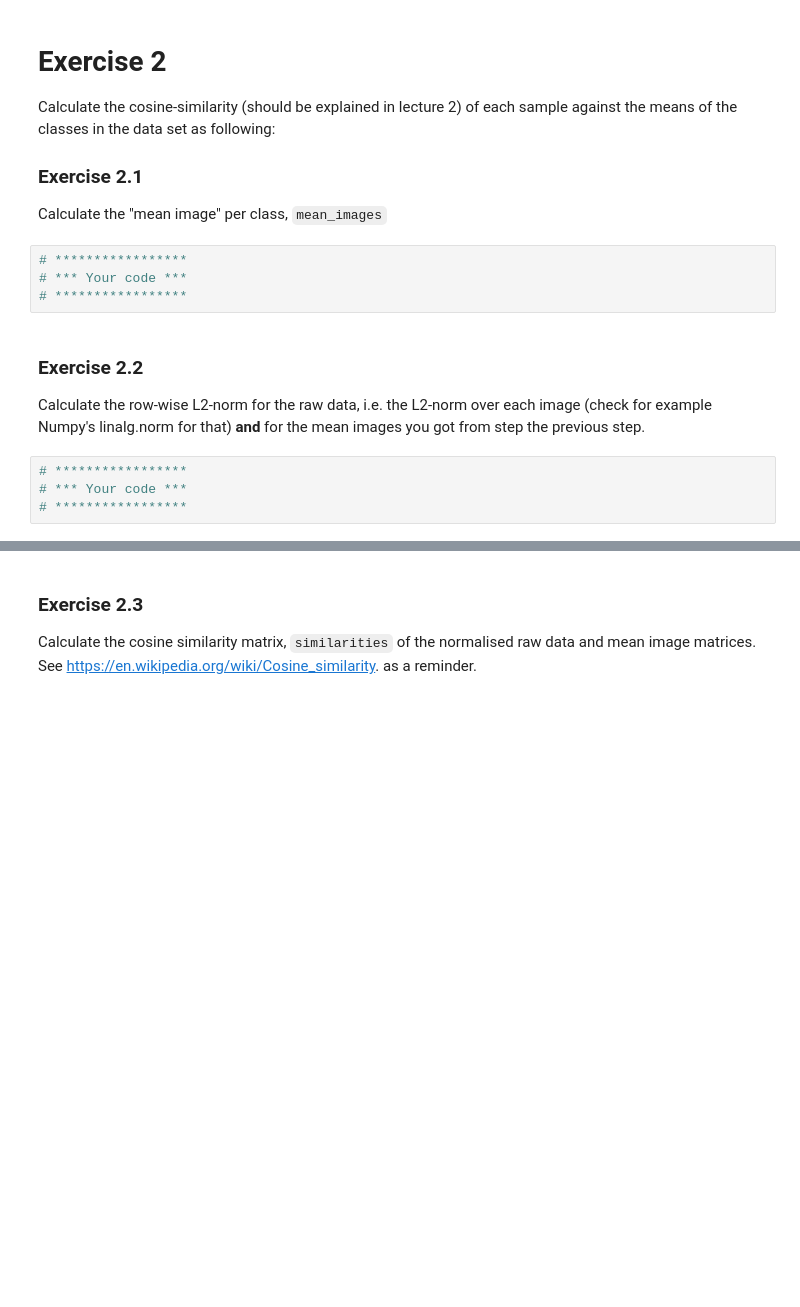
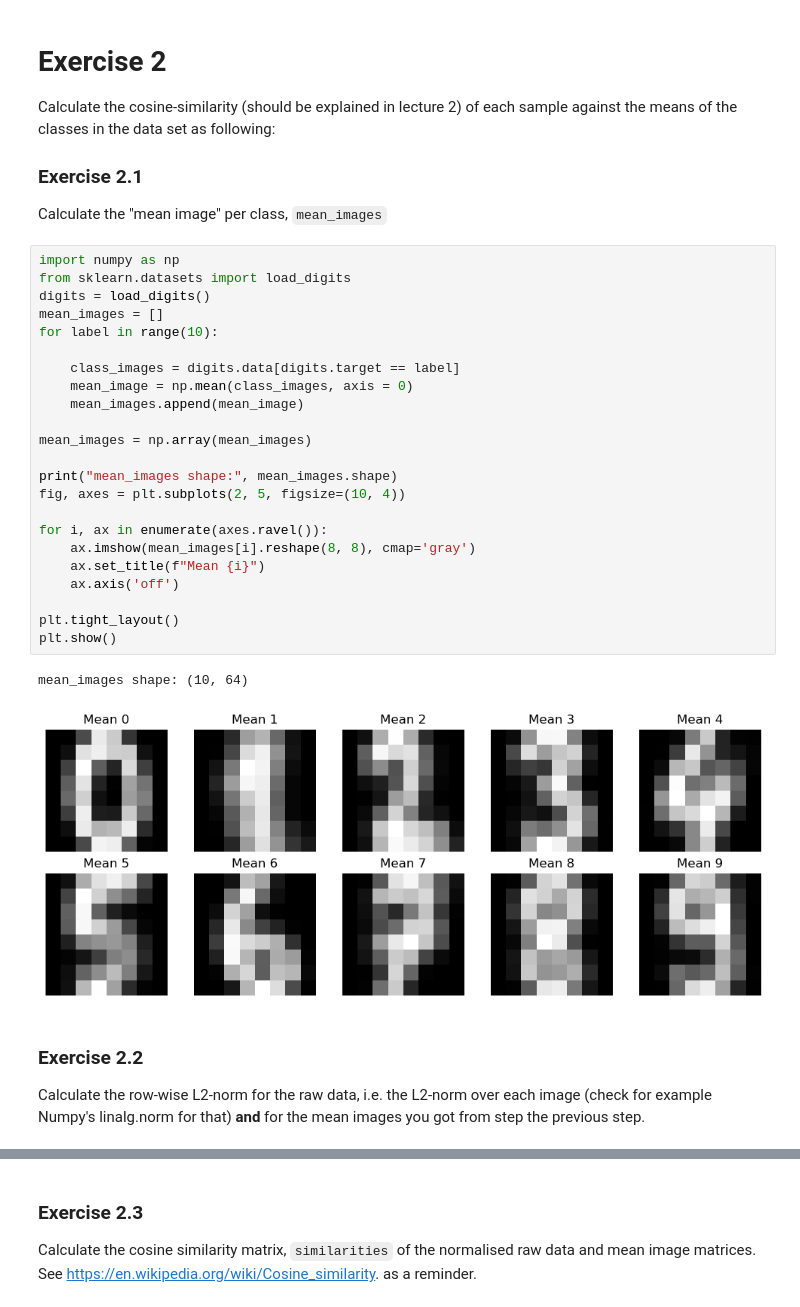
Before and after one commit to PengxinLuan/Applied-ML-, a Jupyter notebook: lab1/lab1.ipynb, the cells around one changed output, grey strips where cells are left out. Cells and saved outputs as stored; diff of their text form; blank space fills up the shorter version.

````diff
--- a/lab1/lab1.ipynb
+++ b/lab1/lab1.ipynb
@@ -50,14 +63,32 @@ Calculate the cosine-similarity (should be explained in lecture 2) of each sampl
 
 ### Exercise 2.1
 Calculate the "mean image" per class, ```mean_images```
-# %%
-# *****************
-# *** Your code ***
-# *****************
+# %%
+import numpy as np
+from sklearn.datasets import load_digits
+digits = load_digits()
+mean_images = []
+for label in range(10):
+
+    class_images = digits.data[digits.target == label]
+    mean_image = np.mean(class_images, axis = 0)
+    mean_images.append(mean_image)
+
+mean_images = np.array(mean_images)
+
+print("mean_images shape:", mean_images.shape)
+fig, axes = plt.subplots(2, 5, figsize=(10, 4))
+
+for i, ax in enumerate(axes.ravel()):
+    ax.imshow(mean_images[i].reshape(8, 8), cmap='gray')
+    ax.set_title(f"Mean {i}")
+    ax.axis('off')
+
+plt.tight_layout()
+plt.show()
+# %% [output]
+mean_images shape: (10, 64)
+[figure, added]
 # %% [markdown]
 ### Exercise 2.2
 Calculate the row-wise L2-norm for the raw data, i.e. the L2-norm over each image (check for example Numpy's linalg.norm for that) __and__ for the mean images you got from step the previous step.
-# %%
-# *****************
-# *** Your code ***
-# *****************
````
Also changed, not shown: parts of 33 cells of this notebook, 1 other file.
